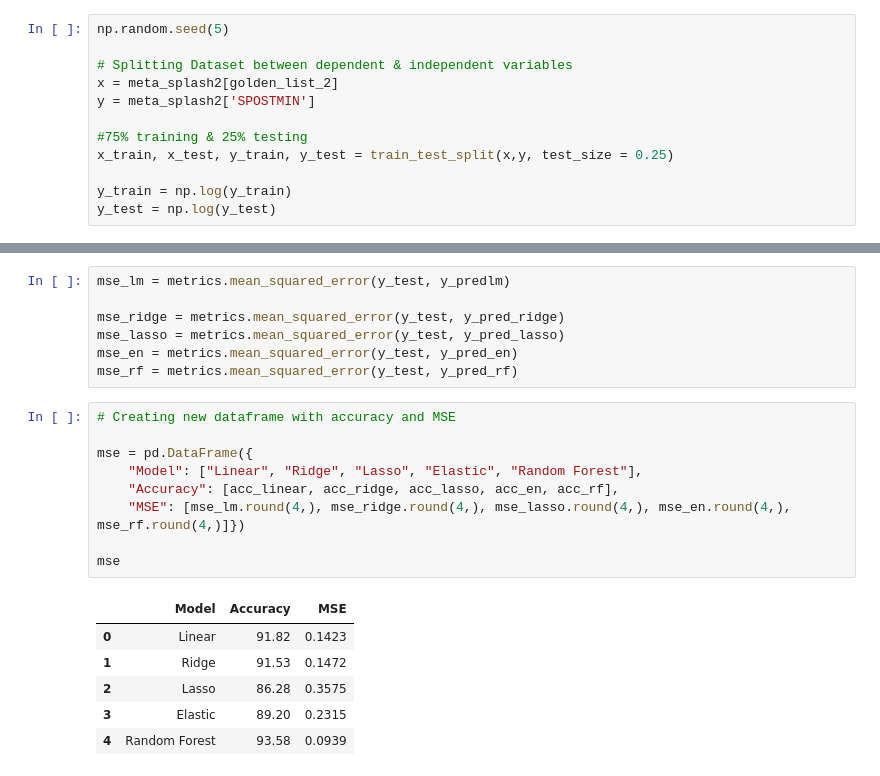
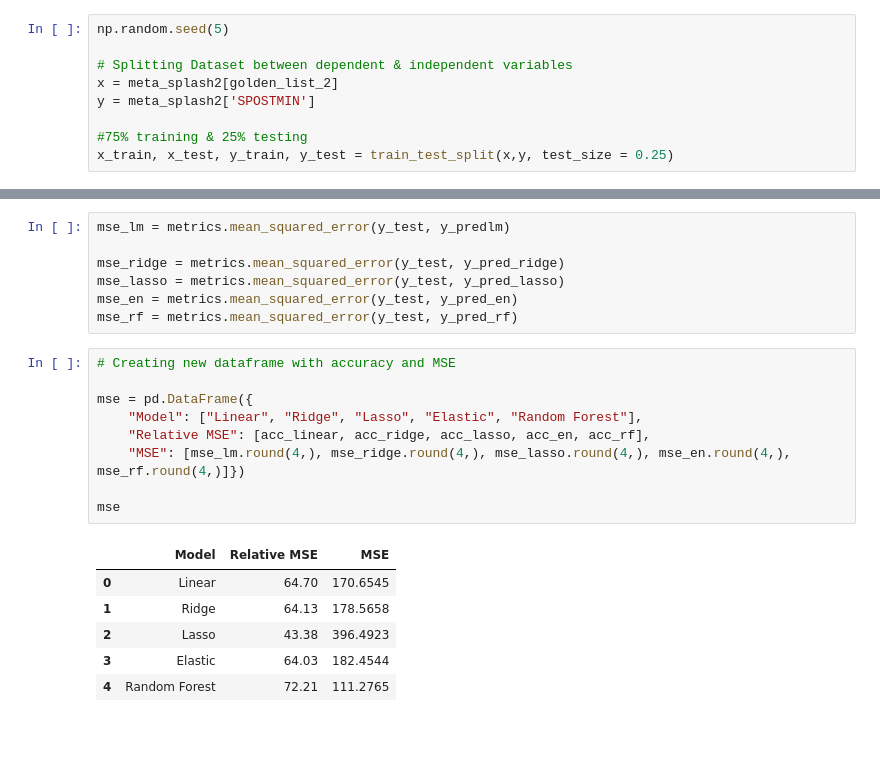
Before and after one commit to daviding11/Splash-Mountain-Wait-Time-Analysis, a Jupyter notebook: Predicting_Wait_Times.ipynb, the cells around one changed output, grey strips where cells are left out. Cells and saved outputs as stored; diff of their text form; blank space fills up the shorter version.

```diff
--- a/Predicting_Wait_Times.ipynb
+++ b/Predicting_Wait_Times.ipynb
@@ -98,9 +98,6 @@ y = meta_splash2['SPOSTMIN']
 
 #75% training & 25% testing
 x_train, x_test, y_train, y_test = train_test_split(x,y, test_size = 0.25)
-
-y_train = np.log(y_train)
-y_test = np.log(y_test)
 # %%
 print('Number of observations:', x.shape[0])
 print('Number of predictors:', x.shape[1])
@@ -448,16 +445,16 @@ mse_rf = metrics.mean_squared_error(y_test, y_pred_rf)
 # %%
 # Creating new dataframe with accuracy and MSE
 
 mse = pd.DataFrame({
     "Model": ["Linear", "Ridge", "Lasso", "Elastic", "Random Forest"],
-    "Accuracy": [acc_linear, acc_ridge, acc_lasso, acc_en, acc_rf],
+    "Relative MSE": [acc_linear, acc_ridge, acc_lasso, acc_en, acc_rf],
     "MSE": [mse_lm.round(4,), mse_ridge.round(4,), mse_lasso.round(4,), mse_en.round(4,), mse_rf.round(4,)]})
 
 mse
 # %% [output]
-|  | Model | Accuracy | MSE |
-| 0 | Linear | 91.82 | 0.1423 |
-| 1 | Ridge | 91.53 | 0.1472 |
-| 2 | Lasso | 86.28 | 0.3575 |
-| 3 | Elastic | 89.20 | 0.2315 |
-| 4 | Random Forest | 93.58 | 0.0939 |
+|  | Model | Relative MSE | MSE |
+| 0 | Linear | 64.70 | 170.6545 |
+| 1 | Ridge | 64.13 | 178.5658 |
+| 2 | Lasso | 43.38 | 396.4923 |
+| 3 | Elastic | 64.03 | 182.4544 |
+| 4 | Random Forest | 72.21 | 111.2765 |
```
Also changed, not shown: parts of 12 cells of this notebook, 2 other files.
